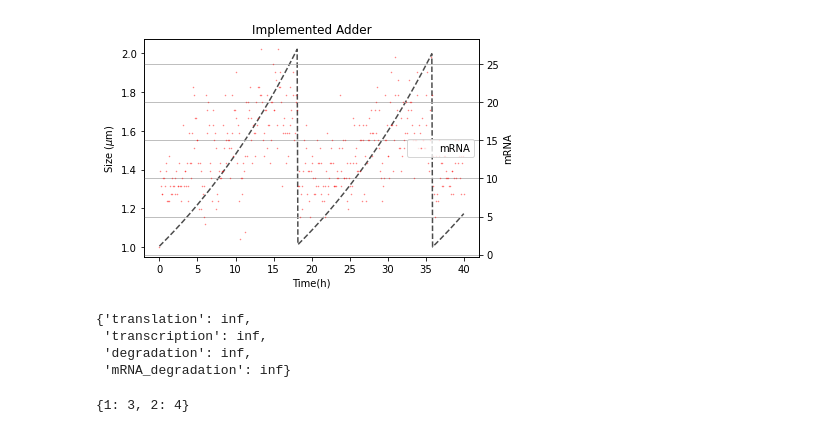
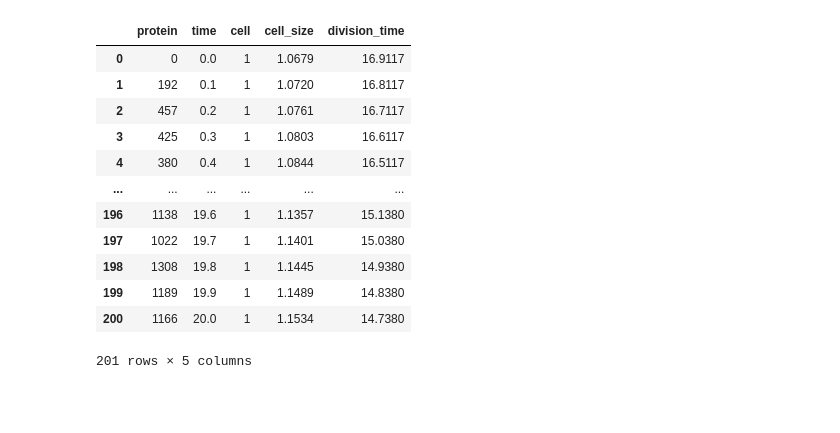
Before and after one commit to SergioPachonDotor/GillespieSim, a Jupyter notebook: positive_feedback.ipynb, the cells around one changed output. Drawn from its saved outputs; the diff is of its cells as text; code cells hidden in the pictures; blank space fills up the shorter version.

```diff
--- a/positive_feedback.ipynb
+++ b/positive_feedback.ipynb
@@ -108,12 +108,3 @@ plt.plot(df.time, df.GFP, 'go', ms=0.5)
-# %%
-from GillespieSim import Gillespie as Gillespie
-import numpy as np
-
-simulation = Gillespie(tmax=40, sampling_time = 0.1, model_name='division',division_time=18,division_size=2,birth_size=np.random.normal(loc=2/2, scale=0.1*(2/2)))
-
-simulation.sizer()
-# %% [output]
-[figure, removed]
 # %%
 import numpy as np
 import matplotlib.pyplot as plt
@@ -123,39 +114,40 @@ import GillespieSim as gs
 birth_death = gs.ReactionModel(
 
                                 species= {
-                                            'protein': 0,
-                                            'mRNA': 0
+                                            'protein': 0
                                             },
 
                                 propensities= {
-                                                'kr': 100,
-                                                'gamma':10,
-                                                'kr_mrna': 10,
-                                                'gamma_mrna': 2
+                                                'kr': 10,
+                                                'gamma':1
                                                 },
 
                                 reactions= {
-                                            'translation':['kr', 'mRNA'],
-                                            'degradation':['gamma', 'protein'],
-                                            'transcription':['kr_mrna'],
-                                            'mRNA_degradation': ['gamma_mrna', 'mRNA']
+                                            'translation':['kr'],
+                                            'degradation':['gamma', 'protein']
                                             },
 
                                 q= {
-                                    'translation': {'create': ['protein']},
-                                    'degradation': {'destroy': ['protein']},
-                                    'transcription': {'create': ['mRNA']},
-                                    'mRNA_degradation': {'destroy': ['mRNA']}
+                                    'translation': {'burst': ['protein']},
+                                    'degradation': {'destroy': ['protein']}
                                     })
 
-birth_death_model = gs.Gillespie(tmax=50, sampling_time = 5,reaction_model = birth_death, model_name='bd', cells=5)
-birth_death_model.calculate_sorted_tau()
+birth_death_model = gs.Gillespie(tmax=20, sampling_time =0.1,reaction_model = birth_death, model_name='bd', cells=1)
+birth_death_model.sizer()
-# %% [output]
-{'translation': inf,
- 'transcription': inf,
- 'degradation': inf,
- 'mRNA_degradation': inf}
-# %%
-dict(zip([1,2], [3,4]))
-# %% [output]
-{1: 3, 2: 4}
+# %%
+df_2 = pd.read_csv('bd.csv', delimiter='|')
+df_2
+# %% [output]
+|  | protein | time | cell | cell_size | division_time |
+| 0 | 0 | 0.0 | 1 | 1.0679 | 16.9117 |
+| 1 | 192 | 0.1 | 1 | 1.0720 | 16.8117 |
+| 2 | 457 | 0.2 | 1 | 1.0761 | 16.7117 |
+| 3 | 425 | 0.3 | 1 | 1.0803 | 16.6117 |
+| 4 | 380 | 0.4 | 1 | 1.0844 | 16.5117 |
+| ... | ... | ... | ... | ... | ... |
+| 196 | 1138 | 19.6 | 1 | 1.1357 | 15.1380 |
+| 197 | 1022 | 19.7 | 1 | 1.1401 | 15.0380 |
+| 198 | 1308 | 19.8 | 1 | 1.1445 | 14.9380 |
+| 199 | 1189 | 19.9 | 1 | 1.1489 | 14.8380 |
+| 200 | 1166 | 20.0 | 1 | 1.1534 | 14.7380 |
+201 rows × 5 columns
```
Also changed, not shown: parts of 8 cells of this notebook, 2 other files.
